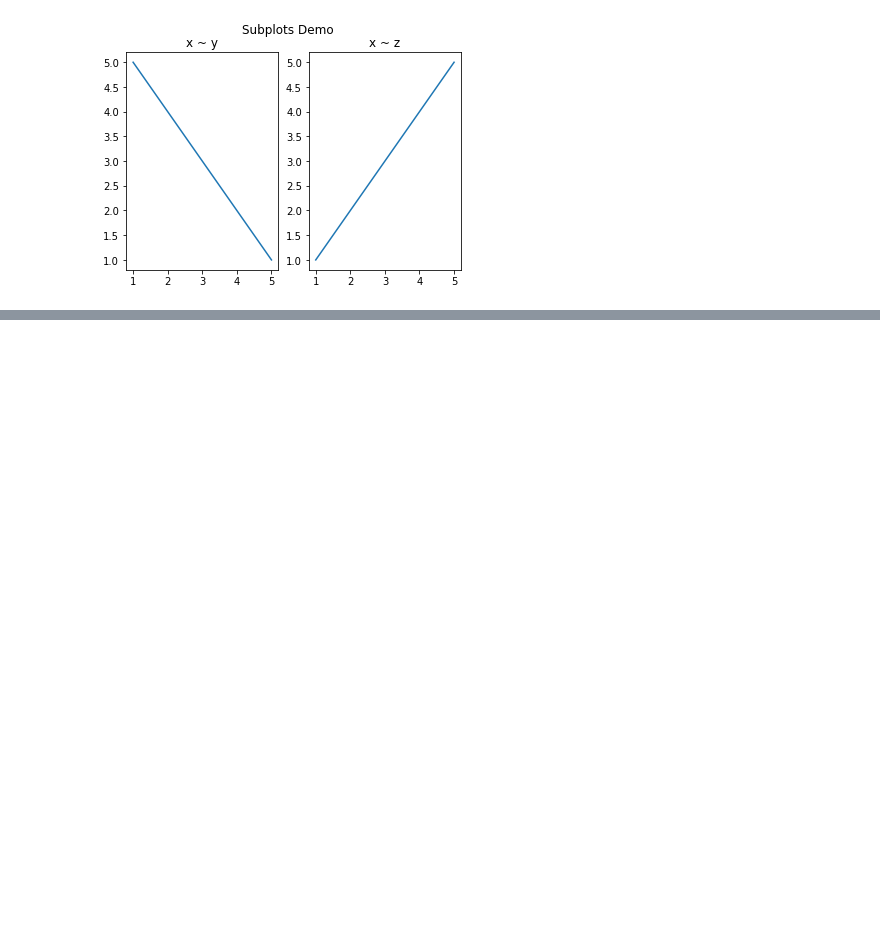
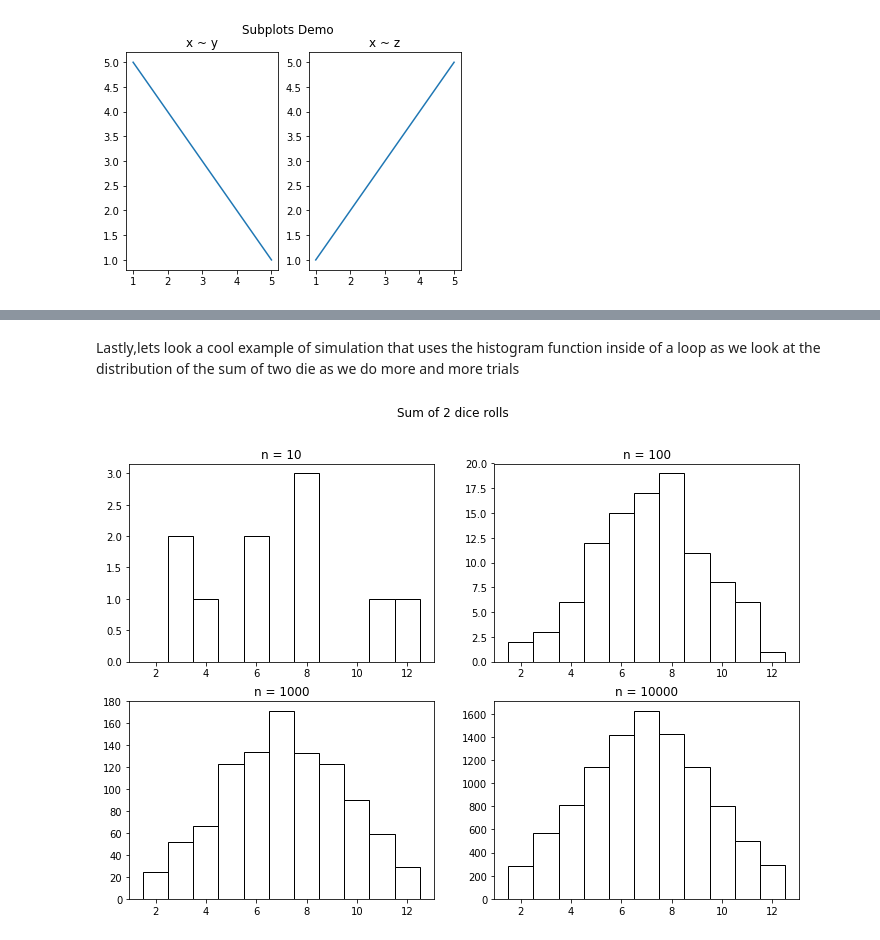
Before and after one commit to CodeupClassroom/bayes-python-exercises, a Jupyter notebook: matplotlib_demo.ipynb, the cells around one changed output, grey strips where cells are left out. Cells and saved outputs as stored; diff of their text form; code cells hidden in the pictures; blank space fills up the shorter version.

```diff
--- a/matplotlib_demo.ipynb
+++ b/matplotlib_demo.ipynb
@@ -129,0 +164,20 @@ plt.show()
+# %% [markdown]
+Lastly,lets look a cool example of simulation that uses the histogram function inside of a loop
+as we look at the distribution of the sum of two die as we do more and more trials
+# %%
+plt.figure(figsize=(12, 8))#overall figure settings
+for i in range(1, 5):
+    n = 10 ** i
+    x1 = [random.randint(1, 6) for _ in range(n)]
+    x2 = [random.randint(1, 6) for _ in range(n)]
+
+    total = [x + y for x, y in zip(x1, x2)]#zip returns zip object which is an iterator of tuples we can use in list comprehension
+
+    plt.subplot(2, 2, i)
+    plt.hist(total, bins=range(2, 14), align='left', color='white', edgecolor='black')
+    plt.title(f'n = {n}')
+
+plt.suptitle('Sum of 2 dice rolls')#overall title
+plt.show()
+# %% [output]
+[figure, added]
```
Also changed, not shown: parts of 9 cells of this notebook.
